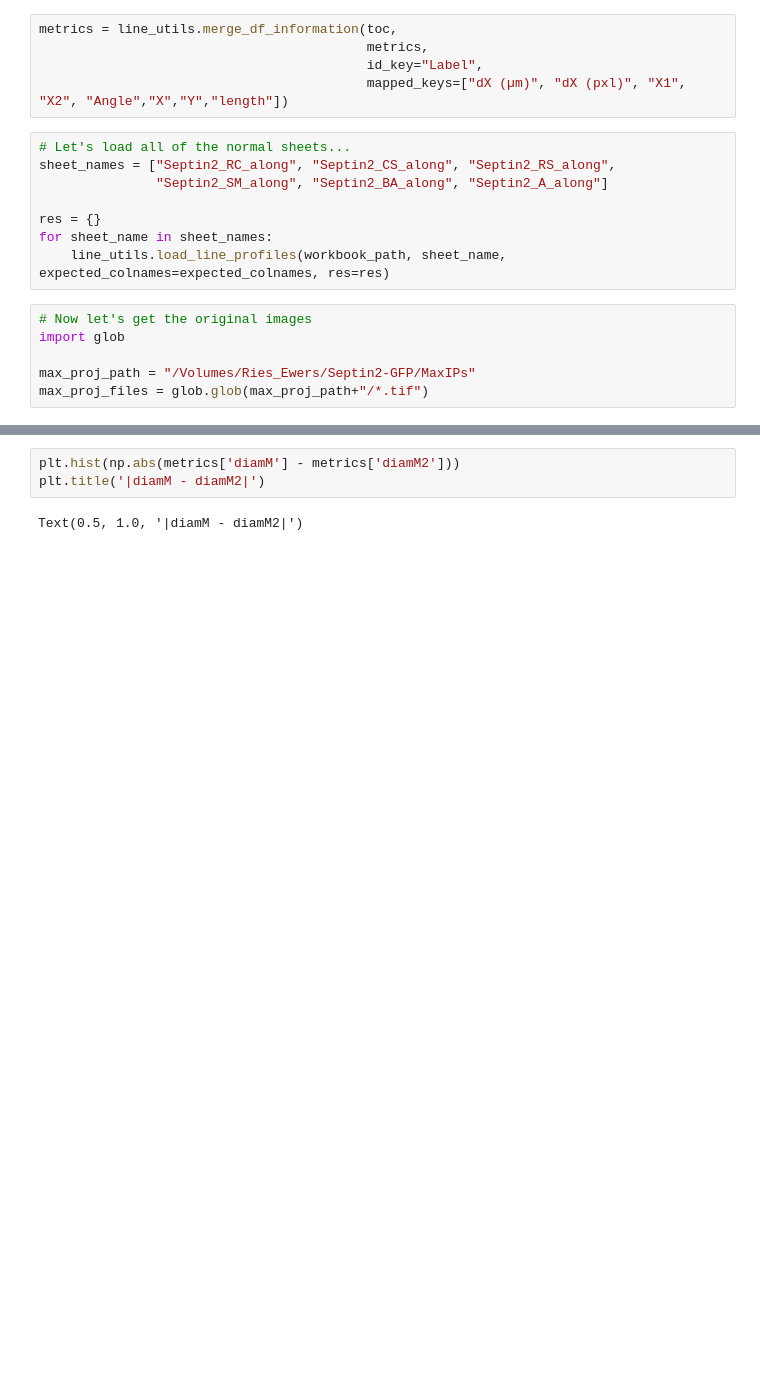
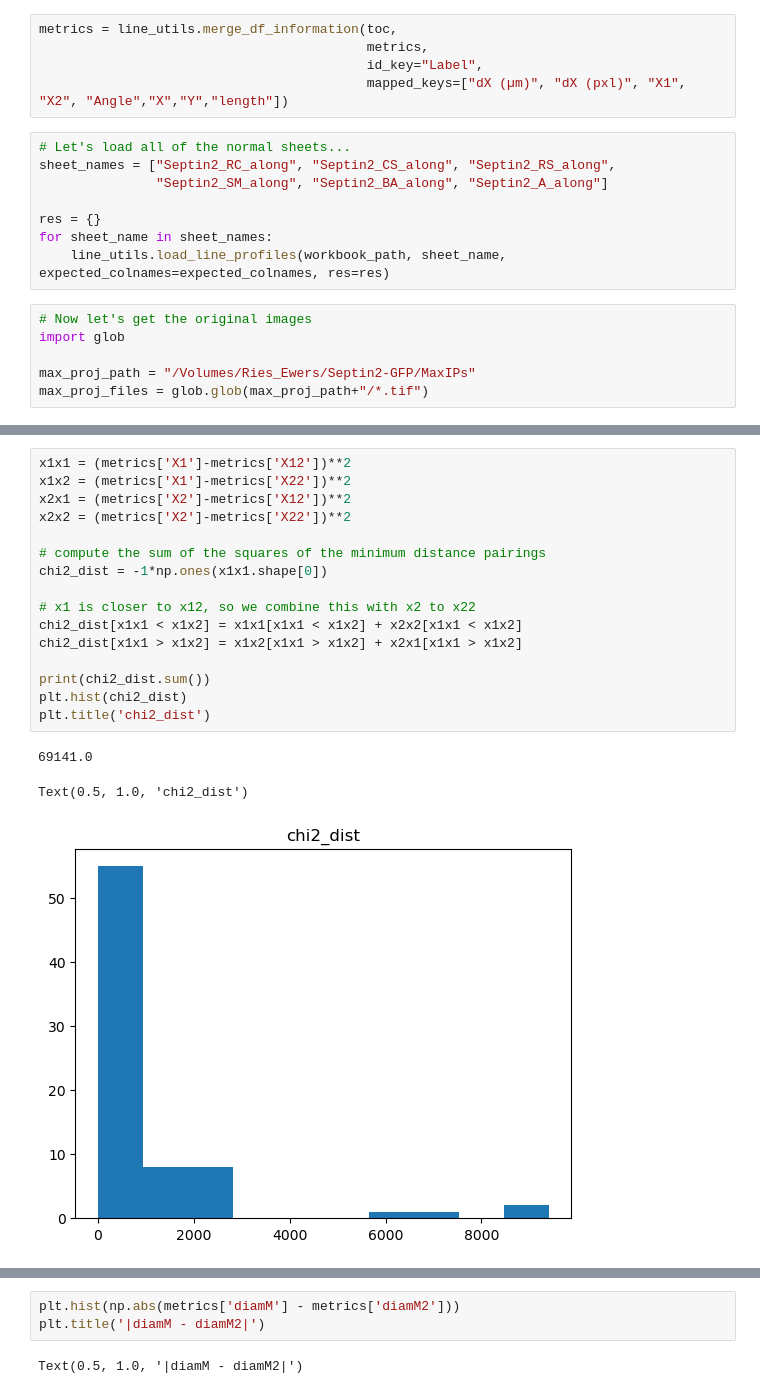
Before and after one commit to zacsimile/cytokinesis-pseudotime-analysis, a Jupyter notebook: extract_line_profile_septin2_tubulin.ipynb, the cells around one changed output, grey strips where cells are left out. Drawn from its saved outputs; the diff is of its cells as text; blank space fills up the shorter version.

```diff
--- a/extract_line_profile_septin2_tubulin.ipynb
+++ b/extract_line_profile_septin2_tubulin.ipynb
@@ -177,3 +186,23 @@ fig.tight_layout()#pad=0.4, w_pad=0.5, h_pad=1.0)
+# %%
+x1x1 = (metrics['X1']-metrics['X12'])**2
+x1x2 = (metrics['X1']-metrics['X22'])**2
+x2x1 = (metrics['X2']-metrics['X12'])**2
+x2x2 = (metrics['X2']-metrics['X22'])**2
+
+# compute the sum of the squares of the minimum distance pairings
+chi2_dist = -1*np.ones(x1x1.shape[0])
+
+# x1 is closer to x12, so we combine this with x2 to x22
+chi2_dist[x1x1 < x1x2] = x1x1[x1x1 < x1x2] + x2x2[x1x1 < x1x2]
+chi2_dist[x1x1 > x1x2] = x1x2[x1x1 > x1x2] + x2x1[x1x1 > x1x2]
+
+print(chi2_dist.sum())
+plt.hist(chi2_dist)
+plt.title('chi2_dist')
+# %% [output]
+69141.0
+Text(0.5, 1.0, 'chi2_dist')
+[figure, added]
 # %%
 plt.hist(np.abs(metrics['dX (pxl)'] - metrics['dX2']))
 plt.title('|dX (pxl) - dX2|')
```
Also changed, not shown: parts of 3 cells of this notebook.
